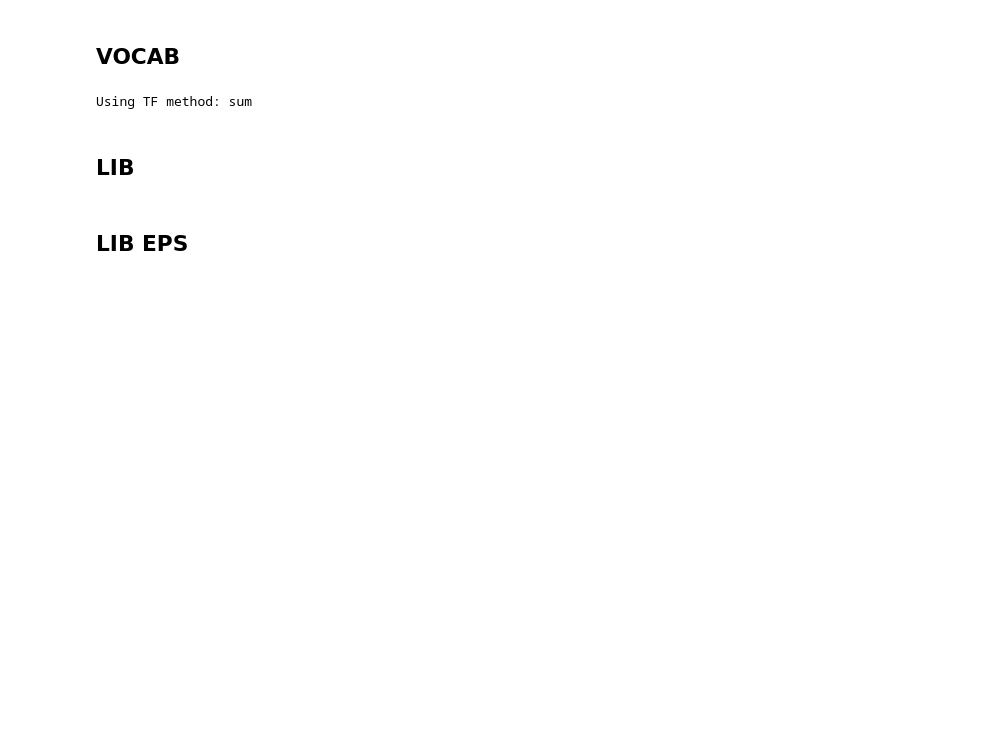
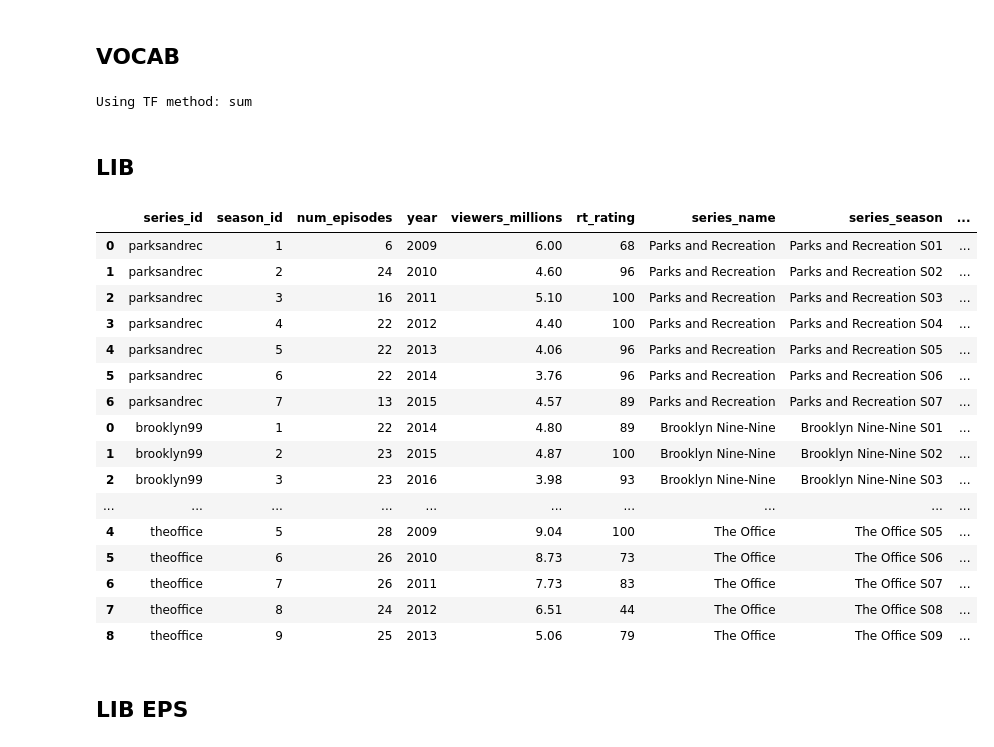
Before and after one commit to erictria/sitcom-text-analysis, a Jupyter notebook: extract_data.ipynb, the cells around one changed output. Cells and saved outputs as stored; diff of their text form; code cells hidden in the pictures; blank space fills up the shorter version.

```diff
--- a/extract_data.ipynb
+++ b/extract_data.ipynb
@@ -707,8 +709,29 @@ for sp in series_prefixes:
     libs.append(pd.read_csv('{0}{1}-LIB.csv'.format(final_dir, sp)))
 
 LIB = pd.concat(libs)
-LIB['series_season'] = LIB.apply(lambda x: '{0} Season {1}'.format(x['series_name'], x['season_id']), axis = 1)
+LIB['series_season'] = LIB.apply(lambda x: '{0} S0{1}'.format(x['series_name'], x['season_id']), axis = 1)
+LIB['season_rotten_tomatoes'] = LIB.apply(lambda x: '90+' if x['rt_rating'] >= 90 else '89 below', axis = 1)
 LIB.to_csv(final_dir + 'ALL-LIB.csv')
+# %%
+LIB
+# %% [output]
+|  | series_id | season_id | num_episodes | year | viewers_millions | rt_rating | series_name | series_season | ... |
+| 0 | parksandrec | 1 | 6 | 2009 | 6.00 | 68 | Parks and Recreation | Parks and Recreation S01 | ... |
+| 1 | parksandrec | 2 | 24 | 2010 | 4.60 | 96 | Parks and Recreation | Parks and Recreation S02 | ... |
+| 2 | parksandrec | 3 | 16 | 2011 | 5.10 | 100 | Parks and Recreation | Parks and Recreation S03 | ... |
+| 3 | parksandrec | 4 | 22 | 2012 | 4.40 | 100 | Parks and Recreation | Parks and Recreation S04 | ... |
+| 4 | parksandrec | 5 | 22 | 2013 | 4.06 | 96 | Parks and Recreation | Parks and Recreation S05 | ... |
+| 5 | parksandrec | 6 | 22 | 2014 | 3.76 | 96 | Parks and Recreation | Parks and Recreation S06 | ... |
+| 6 | parksandrec | 7 | 13 | 2015 | 4.57 | 89 | Parks and Recreation | Parks and Recreation S07 | ... |
+| 0 | brooklyn99 | 1 | 22 | 2014 | 4.80 | 89 | Brooklyn Nine-Nine | Brooklyn Nine-Nine S01 | ... |
+| 1 | brooklyn99 | 2 | 23 | 2015 | 4.87 | 100 | Brooklyn Nine-Nine | Brooklyn Nine-Nine S02 | ... |
+| 2 | brooklyn99 | 3 | 23 | 2016 | 3.98 | 93 | Brooklyn Nine-Nine | Brooklyn Nine-Nine S03 | ... |
+| ... | ... | ... | ... | ... | ... | ... | ... | ... | ... |
+| 4 | theoffice | 5 | 28 | 2009 | 9.04 | 100 | The Office | The Office S05 | ... |
+| 5 | theoffice | 6 | 26 | 2010 | 8.73 | 73 | The Office | The Office S06 | ... |
+| 6 | theoffice | 7 | 26 | 2011 | 7.73 | 83 | The Office | The Office S07 | ... |
+| 7 | theoffice | 8 | 24 | 2012 | 6.51 | 44 | The Office | The Office S08 | ... |
+| 8 | theoffice | 9 | 25 | 2013 | 5.06 | 79 | The Office | The Office S09 | ... |
 # %% [markdown]
 ## LIB EPS
 # %%
```
Also changed, not shown: parts of 6 cells of this notebook, 1 other file.
